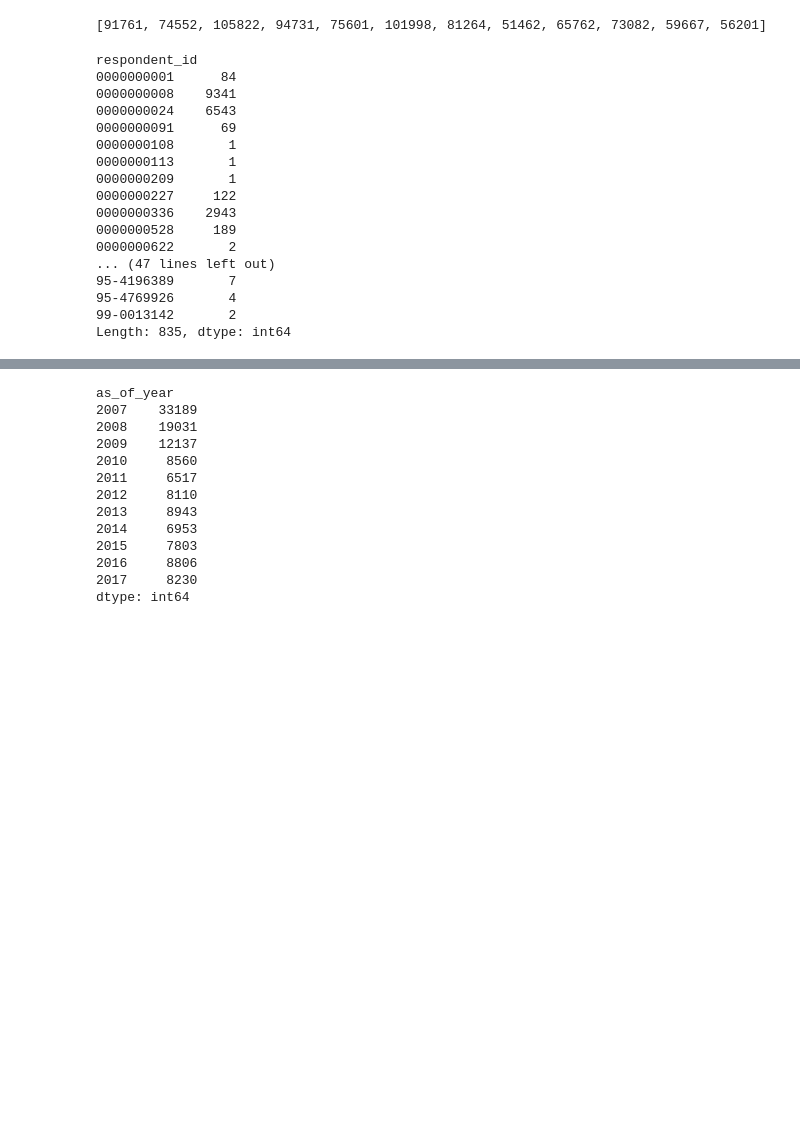
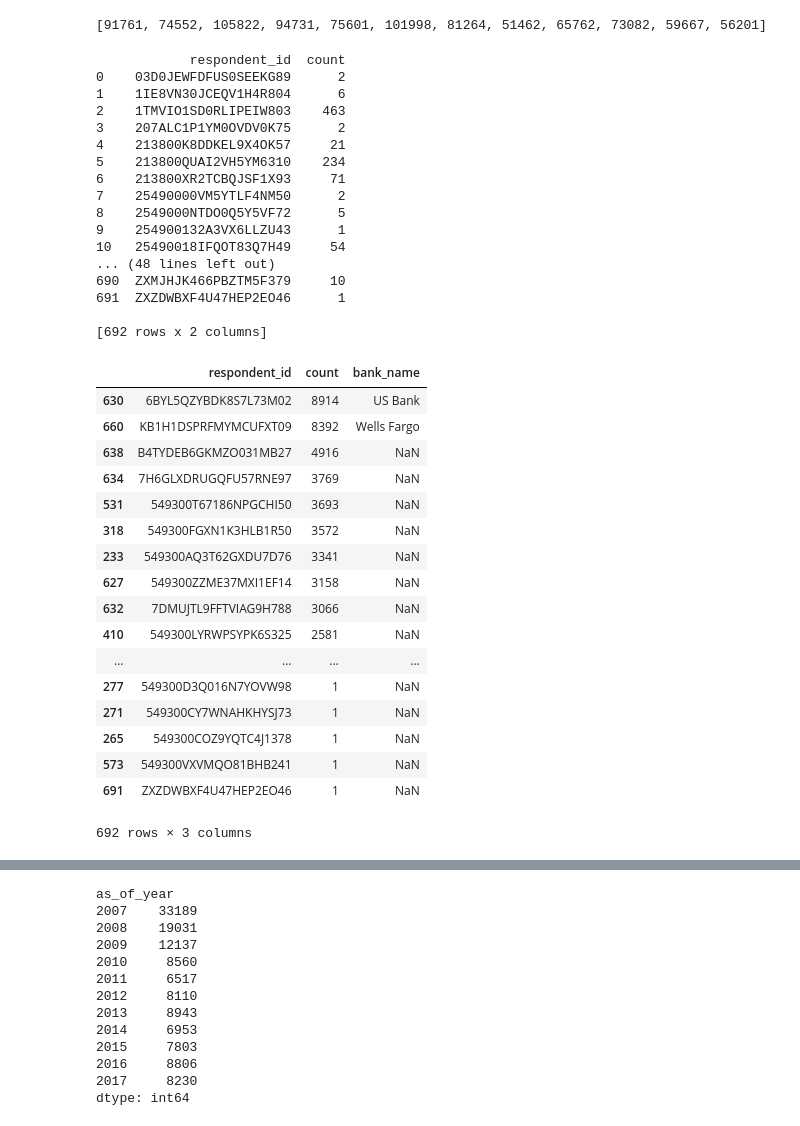
Before and after one commit to jayohday/hmda-2018, a Jupyter notebook: hmda2018.ipynb, the cells around one changed output, grey strips where cells are left out. Saved outputs shown, nothing was run; the diff lists cells and outputs as text; code cells hidden in the pictures; blank space fills up the shorter version.

Commit message:
adding bank dictionary for LEI conversion

```diff
--- a/hmda2018.ipynb
+++ b/hmda2018.ipynb
@@ -624,23 +628,50 @@ print metwcounts
 # %%
-### Which banks originated the most loans in the STL metro area each year?
+### Which banks originated the most loans in the STL metro area in 2018?
 
-stl_banks07 = metro07.groupby(['respondent_id']).size()
-print stl_banks07
+stl_banks18 = metro18.groupby(['lei']).size()
+stl_banks18 = stl_banks18.reset_index()
+stl_banks18.columns = ['respondent_id', 'count']
+print stl_banks18
 # %% [output]
-respondent_id
-0000000001      84
-0000000008    9341
-0000000024    6543
-0000000091      69
-0000000108       1
-0000000113       1
-0000000209       1
-0000000227     122
-0000000336    2943
-0000000528     189
-0000000622       2
-... (47 lines left out)
-95-4196389       7
-95-4769926       4
-99-0013142       2
-Length: 835, dtype: int64
+            respondent_id  count
+0    03D0JEWFDFUS0SEEKG89      2
+1    1IE8VN30JCEQV1H4R804      6
+2    1TMVIO1SD0RLIPEIW803    463
+3    207ALC1P1YM0OVDV0K75      2
+4    213800K8DDKEL9X4OK57     21
+5    213800QUAI2VH5YM6310    234
+6    213800XR2TCBQJSF1X93     71
+7    25490000VM5YTLF4NM50      2
+8    2549000NTDO0Q5Y5VF72      5
+9    254900132A3VX6LLZU43      1
+10   25490018IFQOT83Q7H49     54
+... (48 lines left out)
+690  ZXMJHJK466PBZTM5F379     10
+691  ZXZDWBXF4U47HEP2EO46      1
+
+[692 rows x 2 columns]
+# %%
+banks = {'6BYL5QZYBDK8S7L73M02': 'US Bank', 'KB1H1DSPRFMYMCUFXT09': 'Wells Fargo', 'B4TYDEB6GKMZO031MB27': 'BOA', '7H6GLXDRUGQFU57RNE97': 'JP Morgan/Chase', '549300T67186NPGCHI50': 'First Community', '549300FGXN1K3HLB1R50': }
+# %%
+stl_banks18['bank_name'] = stl_banks18['respondent_id'].map(banks)
+# %%
+stl_banks18.sort_values('count', ascending=False)
+# %% [output]
+|  | respondent_id | count | bank_name |
+| 630 | 6BYL5QZYBDK8S7L73M02 | 8914 | US Bank |
+| 660 | KB1H1DSPRFMYMCUFXT09 | 8392 | Wells Fargo |
+| 638 | B4TYDEB6GKMZO031MB27 | 4916 | NaN |
+| 634 | 7H6GLXDRUGQFU57RNE97 | 3769 | NaN |
+| 531 | 549300T67186NPGCHI50 | 3693 | NaN |
+| 318 | 549300FGXN1K3HLB1R50 | 3572 | NaN |
+| 233 | 549300AQ3T62GXDU7D76 | 3341 | NaN |
+| 627 | 549300ZZME37MXI1EF14 | 3158 | NaN |
+| 632 | 7DMUJTL9FFTVIAG9H788 | 3066 | NaN |
+| 410 | 549300LYRWPSYPK6S325 | 2581 | NaN |
+| ... | ... | ... | ... |
+| 277 | 549300D3Q016N7YOVW98 | 1 | NaN |
+| 271 | 549300CY7WNAHKHYSJ73 | 1 | NaN |
+| 265 | 549300COZ9YQTC4J1378 | 1 | NaN |
+| 573 | 549300VXVMQO81BHB241 | 1 | NaN |
+| 691 | ZXZDWBXF4U47HEP2EO46 | 1 | NaN |
+692 rows × 3 columns
```
Also changed, not shown: parts of 3 cells of this notebook.
